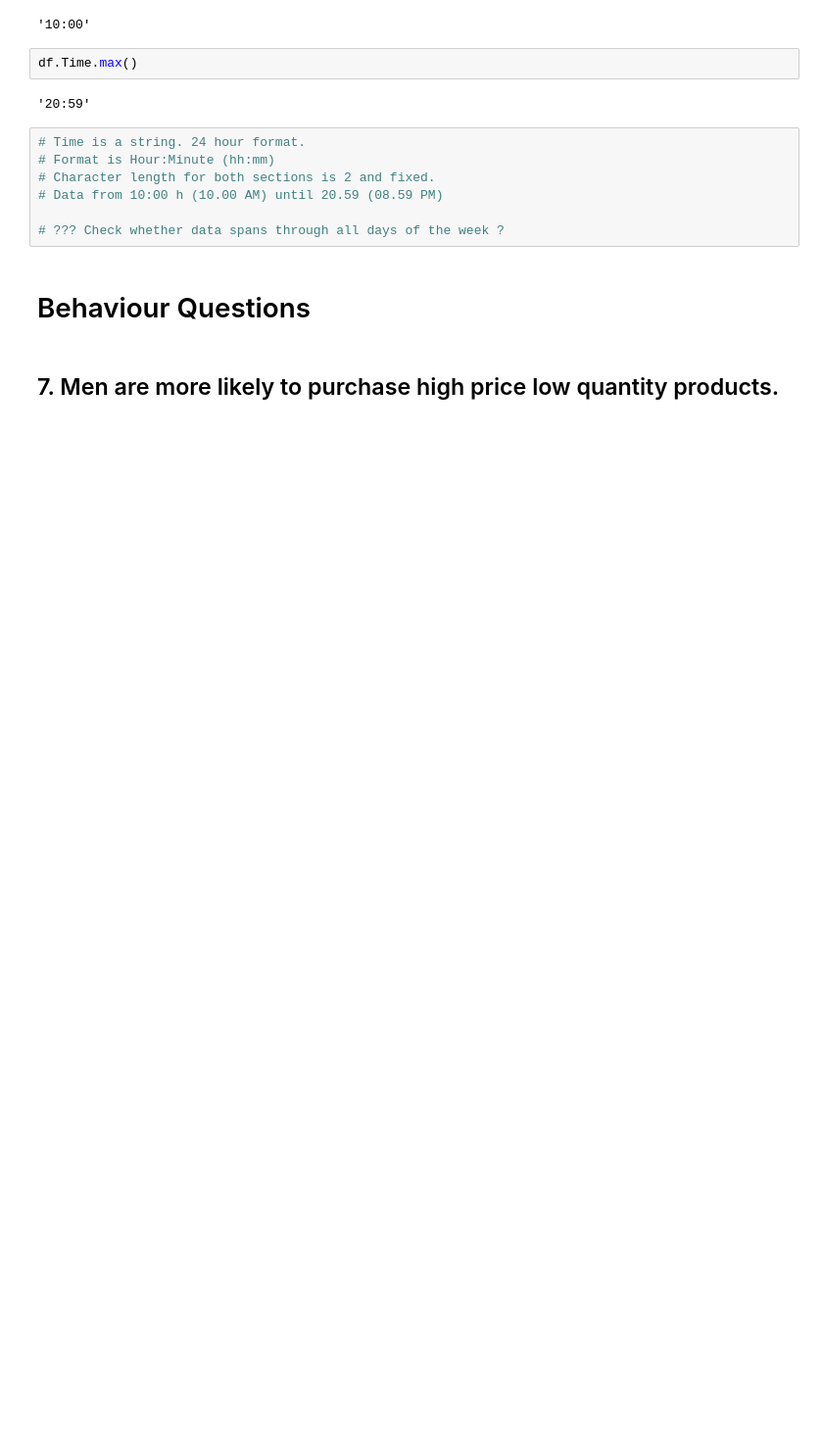
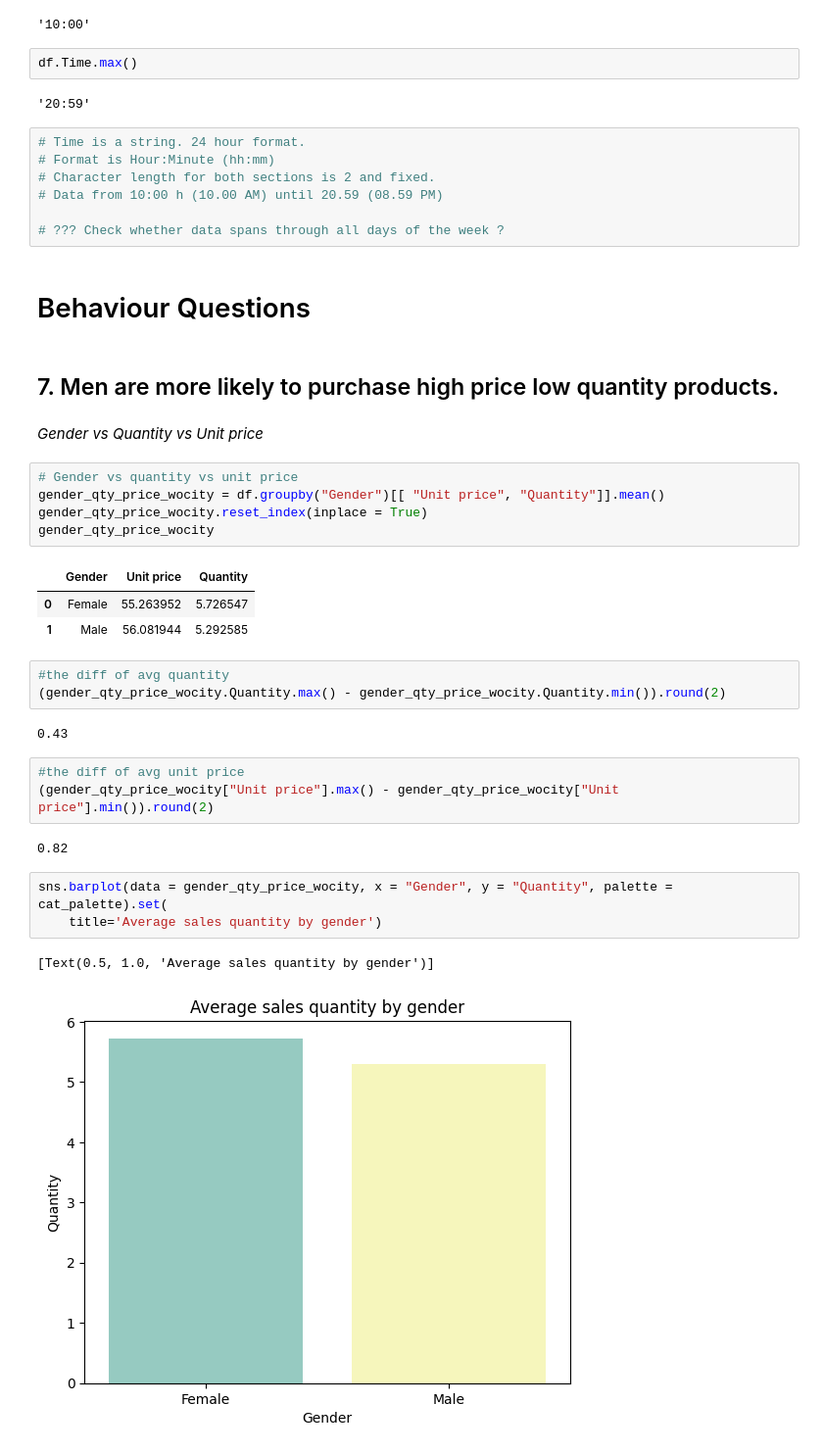
Before and after one commit to Zzzhenya/Supermarket_sales, a Jupyter notebook: Supermarket_data_exploration.ipynb, the cells around one changed output. Shown at 98% size. Drawn from its saved outputs; the diff is of its cells as text; blank space fills up the shorter version.

```diff
--- a/Supermarket_data_exploration.ipynb
+++ b/Supermarket_data_exploration.ipynb
@@ -565,3 +565,30 @@ df.Time.max()
 # Behaviour Questions
 # %% [markdown]
 ## 7. Men are more likely to purchase high price low quantity products.
+# %% [markdown]
+*Gender vs Quantity vs Unit price*
+# %%
+# Gender vs quantity vs unit price
+gender_qty_price_wocity = df.groupby("Gender")[[ "Unit price", "Quantity"]].mean()
+gender_qty_price_wocity.reset_index(inplace = True)
+gender_qty_price_wocity
+# %% [output]
+|  | Gender | Unit price | Quantity |
+| 0 | Female | 55.263952 | 5.726547 |
+| 1 | Male | 56.081944 | 5.292585 |
+# %%
+#the diff of avg quantity
+(gender_qty_price_wocity.Quantity.max() - gender_qty_price_wocity.Quantity.min()).round(2)
+# %% [output]
+0.43
+# %%
+#the diff of avg unit price
+(gender_qty_price_wocity["Unit price"].max() - gender_qty_price_wocity["Unit price"].min()).round(2)
+# %% [output]
+0.82
+# %%
+sns.barplot(data = gender_qty_price_wocity, x = "Gender", y = "Quantity", palette = cat_palette).set(
+    title='Average sales quantity by gender')
+# %% [output]
+[Text(0.5, 1.0, 'Average sales quantity by gender')]
+[figure, added]
```
Also changed, not shown: parts of 8 cells of this notebook.
